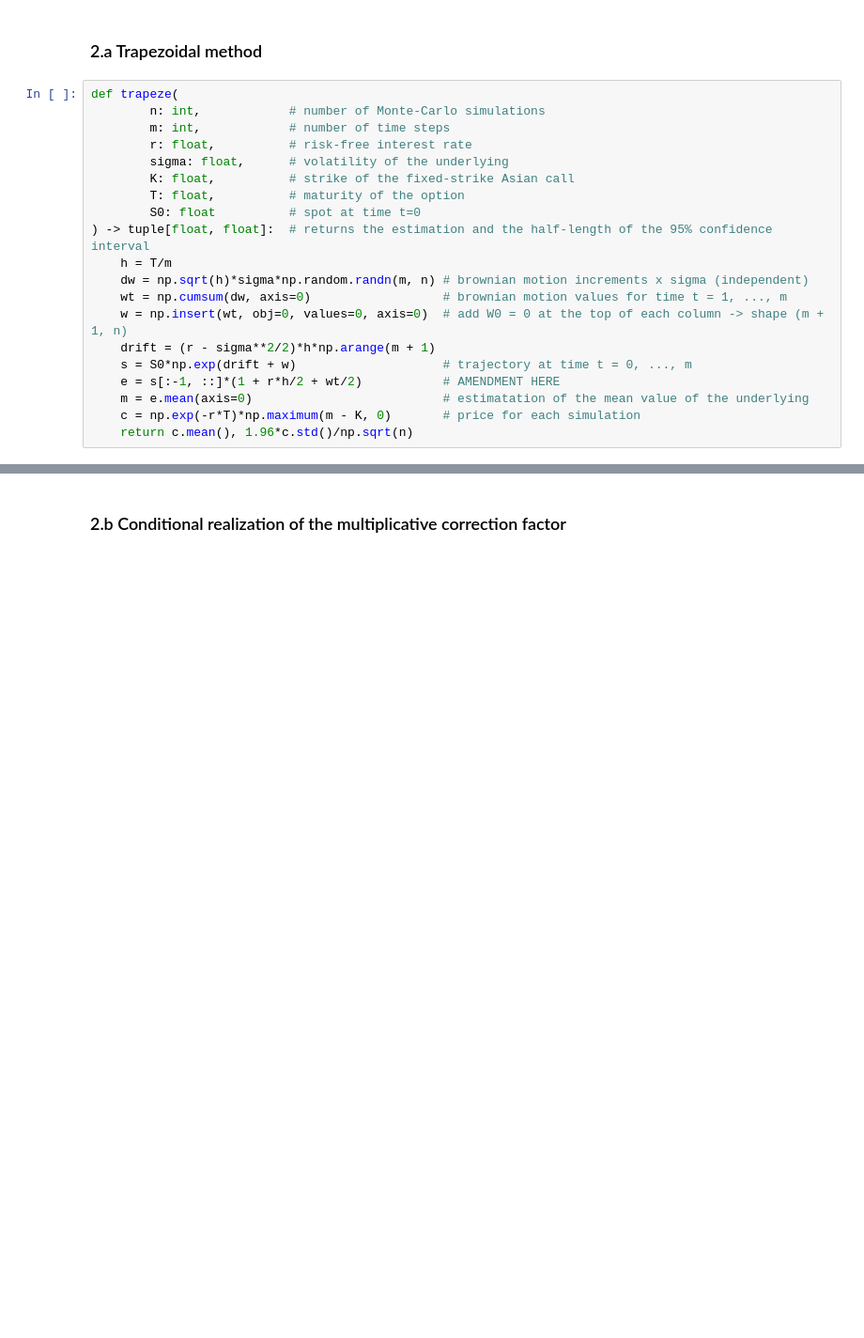
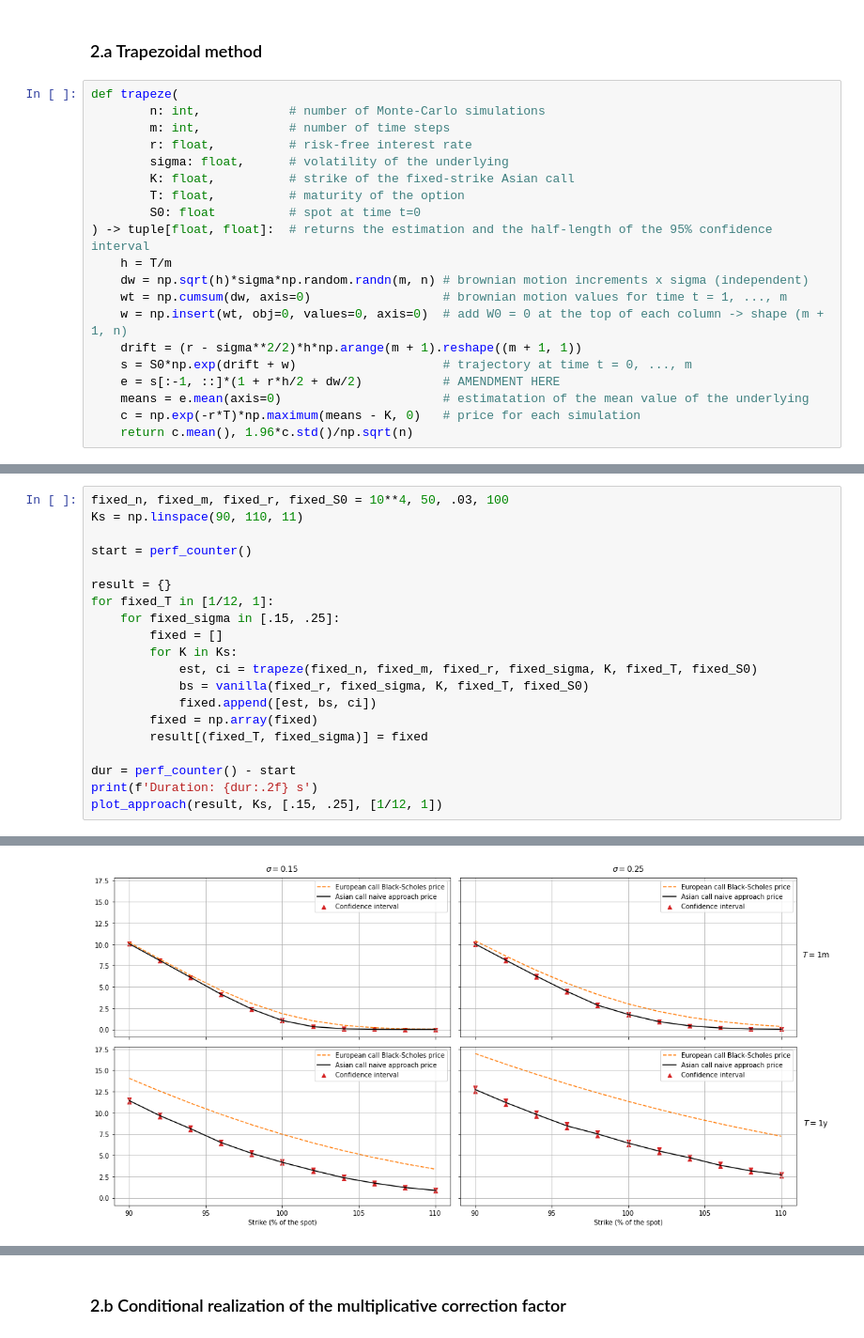
Before and after one commit to 20castro/Projet_MC, a Jupyter notebook: implementations/mc_approaches.ipynb, the cells around one changed output, grey strips where cells are left out. Shown at 94% size. Saved outputs shown, nothing was run; the diff lists cells and outputs as text; blank space fills up the shorter version.

```diff
--- a/implementations/mc_approaches.ipynb
+++ b/implementations/mc_approaches.ipynb
@@ -42,9 +137,9 @@ def trapeze(
     dw = np.sqrt(h)*sigma*np.random.randn(m, n) # brownian motion increments x sigma (independent)
     wt = np.cumsum(dw, axis=0)                  # brownian motion values for time t = 1, ..., m
     w = np.insert(wt, obj=0, values=0, axis=0)  # add W0 = 0 at the top of each column -> shape (m + 1, n)
-    drift = (r - sigma**2/2)*h*np.arange(m + 1)
+    drift = (r - sigma**2/2)*h*np.arange(m + 1).reshape((m + 1, 1))
     s = S0*np.exp(drift + w)                    # trajectory at time t = 0, ..., m
-    e = s[:-1, ::]*(1 + r*h/2 + wt/2)           # AMENDMENT HERE
-    m = e.mean(axis=0)                          # estimatation of the mean value of the underlying
-    c = np.exp(-r*T)*np.maximum(m - K, 0)       # price for each simulation
+    e = s[:-1, ::]*(1 + r*h/2 + dw/2)           # AMENDMENT HERE
+    means = e.mean(axis=0)                      # estimatation of the mean value of the underlying
+    c = np.exp(-r*T)*np.maximum(means - K, 0)   # price for each simulation
     return c.mean(), 1.96*c.std()/np.sqrt(n)
@@ -50,0 +148,21 @@ def trapeze(
+# %%
+fixed_n, fixed_m, fixed_r, fixed_S0 = 10**4, 50, .03, 100
+Ks = np.linspace(90, 110, 11)
+
+start = perf_counter()
+
+result = {}
+for fixed_T in [1/12, 1]:
+    for fixed_sigma in [.15, .25]:
+        fixed = []
+        for K in Ks:
+            est, ci = trapeze(fixed_n, fixed_m, fixed_r, fixed_sigma, K, fixed_T, fixed_S0)
+            bs = vanilla(fixed_r, fixed_sigma, K, fixed_T, fixed_S0)
+            fixed.append([est, bs, ci])
+        fixed = np.array(fixed)
+        result[(fixed_T, fixed_sigma)] = fixed
+
+dur = perf_counter() - start
+print(f'Duration: {dur:.2f} s')
+plot_approach(result, Ks, [.15, .25], [1/12, 1])
+# %% [output]
@@ -50,0 +170 @@ def trapeze(
+[figure, added]
```
Also changed, not shown: parts of 14 cells of this notebook.
